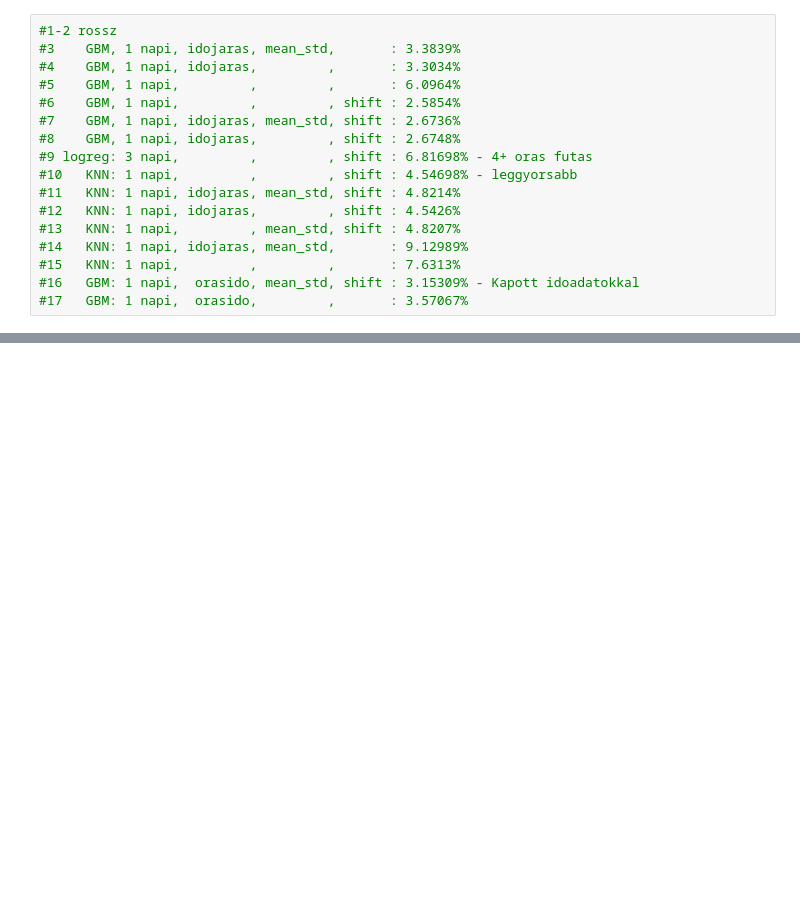
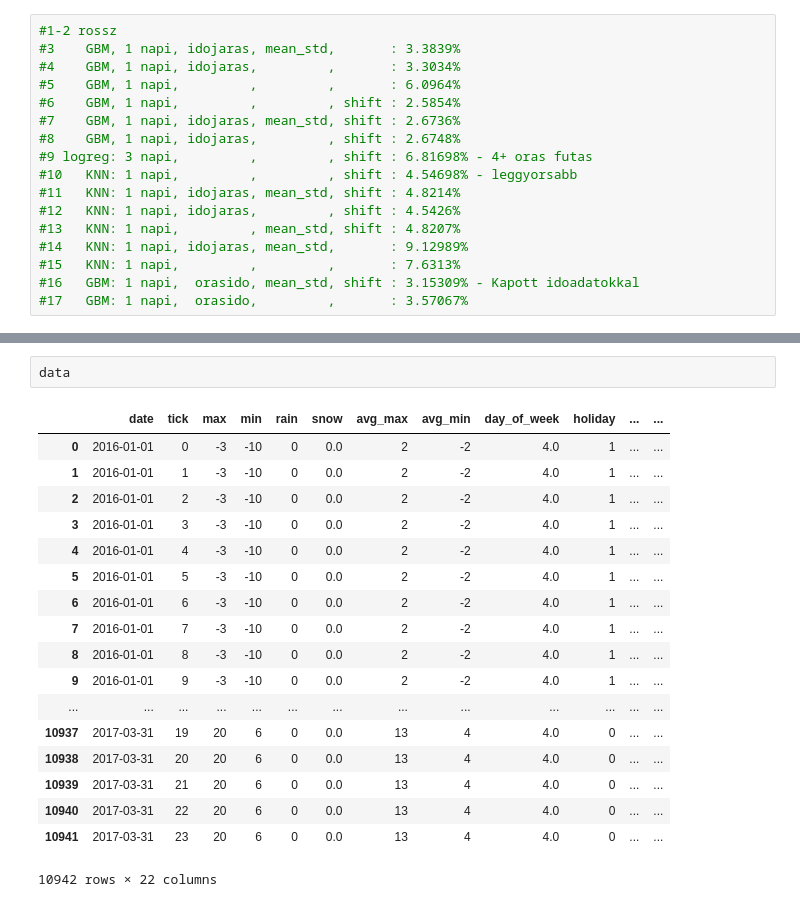
Before and after one commit to Universal95/DataMining_In_The_Energetics, a Jupyter notebook: Prediction.ipynb, the cells around one changed output, grey strips where cells are left out. Drawn from its saved outputs; the diff is of its cells as text; blank space fills up the shorter version.

```diff
--- a/Prediction.ipynb
+++ b/Prediction.ipynb
@@ -229,0 +145,21 @@ MAPE: 6.176747984672747 %
+# %%
+data
+# %% [output]
+|  | date | tick | max | min | rain | snow | avg_max | avg_min | day_of_week | holiday | ... | ... |
+| 0 | 2016-01-01 | 0 | -3 | -10 | 0 | 0.0 | 2 | -2 | 4.0 | 1 | ... | ... |
+| 1 | 2016-01-01 | 1 | -3 | -10 | 0 | 0.0 | 2 | -2 | 4.0 | 1 | ... | ... |
+| 2 | 2016-01-01 | 2 | -3 | -10 | 0 | 0.0 | 2 | -2 | 4.0 | 1 | ... | ... |
+| 3 | 2016-01-01 | 3 | -3 | -10 | 0 | 0.0 | 2 | -2 | 4.0 | 1 | ... | ... |
+| 4 | 2016-01-01 | 4 | -3 | -10 | 0 | 0.0 | 2 | -2 | 4.0 | 1 | ... | ... |
+| 5 | 2016-01-01 | 5 | -3 | -10 | 0 | 0.0 | 2 | -2 | 4.0 | 1 | ... | ... |
+| 6 | 2016-01-01 | 6 | -3 | -10 | 0 | 0.0 | 2 | -2 | 4.0 | 1 | ... | ... |
+| 7 | 2016-01-01 | 7 | -3 | -10 | 0 | 0.0 | 2 | -2 | 4.0 | 1 | ... | ... |
+| 8 | 2016-01-01 | 8 | -3 | -10 | 0 | 0.0 | 2 | -2 | 4.0 | 1 | ... | ... |
+| 9 | 2016-01-01 | 9 | -3 | -10 | 0 | 0.0 | 2 | -2 | 4.0 | 1 | ... | ... |
+| ... | ... | ... | ... | ... | ... | ... | ... | ... | ... | ... | ... | ... |
+| 10937 | 2017-03-31 | 19 | 20 | 6 | 0 | 0.0 | 13 | 4 | 4.0 | 0 | ... | ... |
+| 10938 | 2017-03-31 | 20 | 20 | 6 | 0 | 0.0 | 13 | 4 | 4.0 | 0 | ... | ... |
+| 10939 | 2017-03-31 | 21 | 20 | 6 | 0 | 0.0 | 13 | 4 | 4.0 | 0 | ... | ... |
+| 10940 | 2017-03-31 | 22 | 20 | 6 | 0 | 0.0 | 13 | 4 | 4.0 | 0 | ... | ... |
+| 10941 | 2017-03-31 | 23 | 20 | 6 | 0 | 0.0 | 13 | 4 | 4.0 | 0 | ... | ... |
+10942 rows × 22 columns
```
Also changed, not shown: parts of 4 cells of this notebook.
